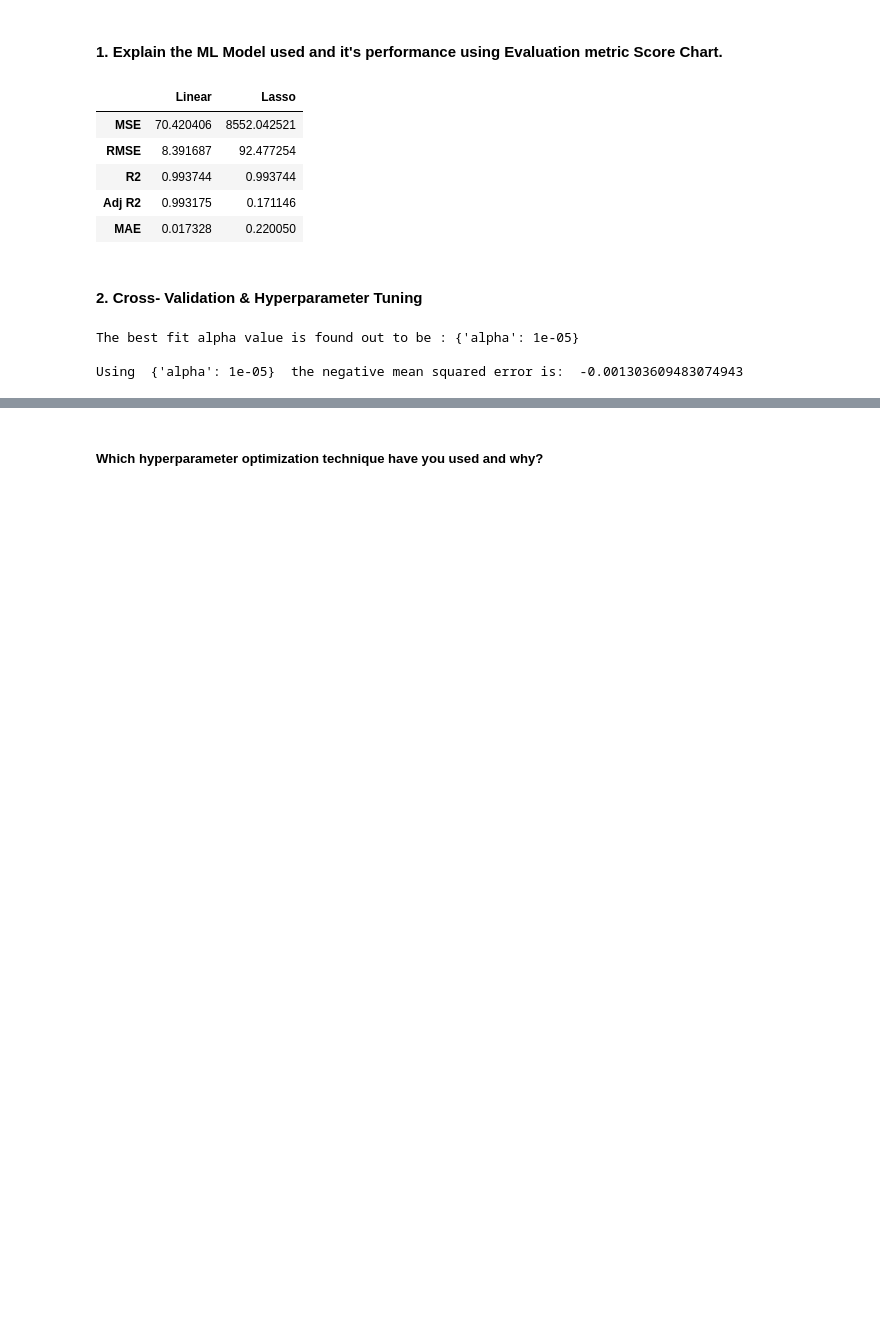
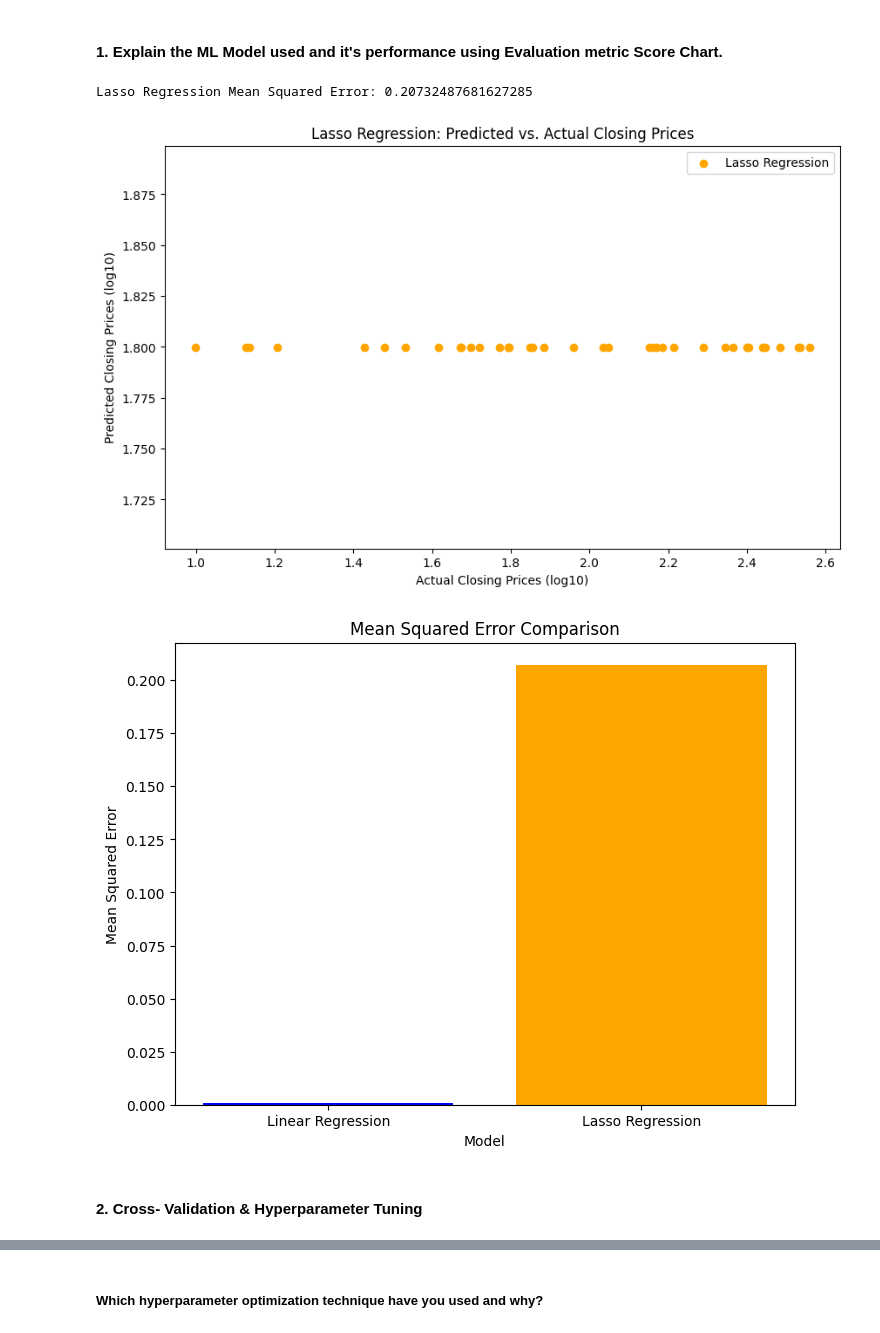
Before and after one commit to Satyabrata117/Yes-Bank-Stock-Closing-Price-Predictor, a Jupyter notebook: Yes_Bank_Stock_Closing_Price_Predictor.ipynb, the cells around one changed output, grey strips where cells are left out. Saved outputs shown, nothing was run; the diff lists cells and outputs as text; code cells hidden in the pictures; blank space fills up the shorter version.

```diff
--- a/Yes_Bank_Stock_Closing_Price_Predictor.ipynb
+++ b/Yes_Bank_Stock_Closing_Price_Predictor.ipynb
@@ -782,11 +716,41 @@ mae_l = mean_absolute_error(y_test, y_pred_l)
-# %%
-eval_l=pd.DataFrame([mse_l,rmse_l,r2,Adjusted_R2_l,mae_l],columns=['Lasso'],index=['MSE','RMSE','R2','Adj R2','MAE'])
-eval=pd.concat([eval,eval_l],axis=1)
-eval
-# %% [output]
-|  | Linear | Lasso |
-| MSE | 70.420406 | 8552.042521 |
-| RMSE | 8.391687 | 92.477254 |
-| R2 | 0.993744 | 0.993744 |
-| Adj R2 | 0.993175 | 0.171146 |
-| MAE | 0.017328 | 0.220050 |
+# %%
+from sklearn.linear_model import Lasso
+
+# Create a Lasso Regression model
+lasso_model = Lasso(alpha=1.0, random_state=0)  # You can adjust the alpha parameter
+
+# Fit the model to the training data
+lasso_model.fit(X_train, y_train)
+
+# Make predictions on the test set
+y_pred_lasso = lasso_model.predict(X_test)
+
+# Evaluate the model
+mse_lasso = mean_squared_error(y_test, y_pred_lasso)
+print(f'Lasso Regression Mean Squared Error: {mse_lasso}')
+# %% [output]
+Lasso Regression Mean Squared Error: 0.20732487681627285
+# %%
+# Visualizing evaluation Metric Score chart
+# Scatter plot for Lasso Regression
+plt.figure(figsize=(10, 6))
+plt.scatter(y_test, y_pred_lasso, color='orange', label='Lasso Regression')
+plt.title('Lasso Regression: Predicted vs. Actual Closing Prices')
+plt.xlabel('Actual Closing Prices (log10)')
+plt.ylabel('Predicted Closing Prices (log10)')
+plt.legend()
+plt.show()
+# Mean Squared Error scores
+mse_scores = [mse_linear, mse_lasso]
+models = ['Linear Regression', 'Lasso Regression']
+
+# Create a bar chart
+plt.figure(figsize=(8, 6))
+plt.bar(models, mse_scores, color=['blue', 'orange'])
+plt.title('Mean Squared Error Comparison')
+plt.xlabel('Model')
+plt.ylabel('Mean Squared Error')
+plt.show()
+# %% [output]
+[figure, added]
+[figure, added]
@@ -808,7 +760,0 @@ y_pred_lcv=lasso_regressor.predict(X_test)
-# %%
-print("The best fit alpha value is found out to be :" ,lasso_regressor.best_params_)
-print("\nUsing ",lasso_regressor.best_params_, " the negative mean squared error is: ", lasso_regressor.best_score_)
-# %% [output]
-The best fit alpha value is found out to be : {'alpha': 1e-05}
-
-Using  {'alpha': 1e-05}  the negative mean squared error is:  -0.001303609483074943
```
Also changed, not shown: parts of 117 cells of this notebook.
